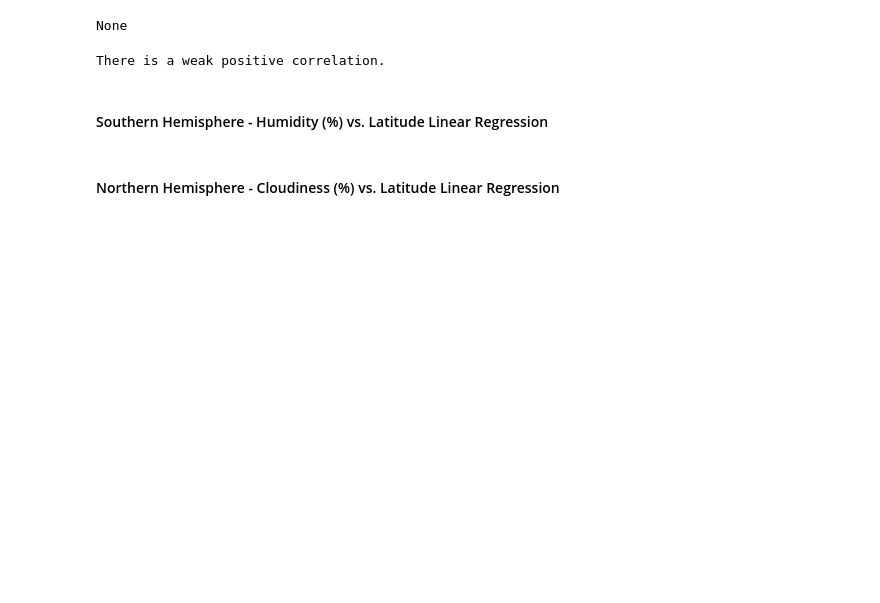
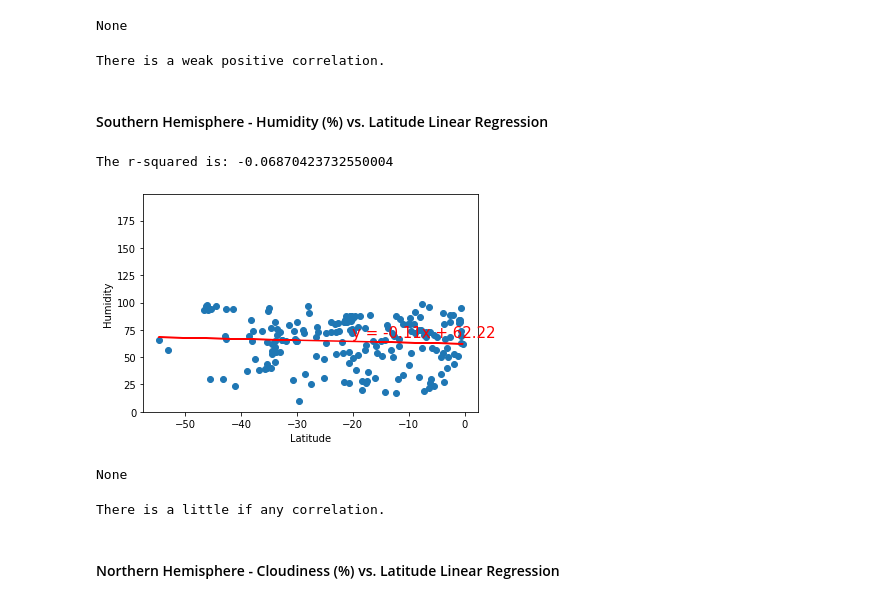
Before and after one commit to margoterudy/python-api-challenge, a Jupyter notebook: WeatherPy.ipynb, the cells around one changed output. Drawn from its saved outputs; the diff is of its cells as text; code cells hidden in the pictures; blank space fills up the shorter version.

```diff
--- a/WeatherPy.ipynb
+++ b/WeatherPy.ipynb
@@ -377,5 +372,24 @@ print(f'There is a weak positive correlation.')
 There is a weak positive correlation.
 # %% [markdown]
 ####  Southern Hemisphere - Humidity (%) vs. Latitude Linear Regression
+# %%
+#Define X and Y
+x_values = Southern_hemisphere["Lat"]
+y_values = Southern_hemisphere["Humidity"]
+plt.ylim(0, y_values.max()+100)
+plt.ylabel("Humidity")
+
+#Label and diplay
+plt.ylabel("Humidity")
+print(linear_reg_plot(x_values,y_values))
+# %% [output]
+The r-squared is: -0.06870423732550004
+[figure, added]
+None
+# %%
+#Print Correlation
+print(f'There is a little if any correlation.')
+# %% [output]
+There is a little if any correlation.
 # %% [markdown]
 ####  Northern Hemisphere - Cloudiness (%) vs. Latitude Linear Regression
```
Also changed, not shown: parts of 11 cells of this notebook.
